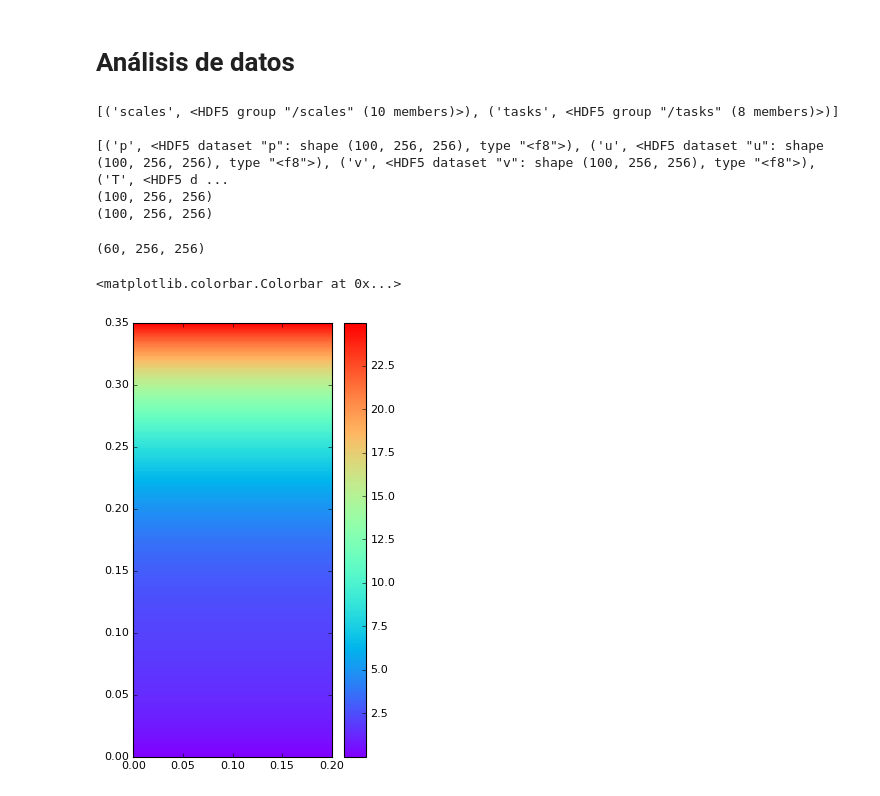
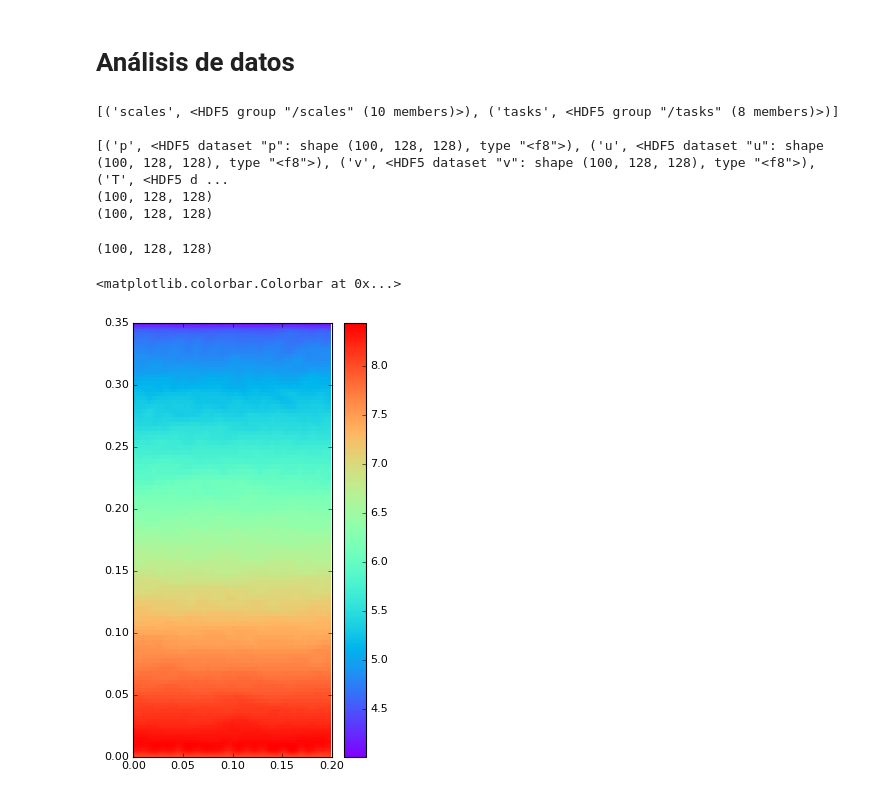
Before and after one commit to cpierard/Servicio_social, a Jupyter notebook: Convección en fluido estratificado.ipynb, the cells around one changed output. Cells and saved outputs as stored; diff of their text form; code cells hidden in the pictures.

```diff
--- a/Convección en fluido estratificado.ipynb
+++ b/Convección en fluido estratificado.ipynb
@@ -45,7 +45,7 @@ nx, ny = (256, 256)
 ν = 1.8e-6
 k = 2e-5
 T0 = 4.0
-T_b = 8.0
+T_b = 5.0 #Bottom temperature
 g = 9.8
 κ = 1.3e-7
 ρ0 = 999.9720 # densidad a 4ºC
@@ -147,4 +147,4 @@ T['g'].shape
 # %% [output]
 (256, 256)
 # %%
-T['g'] = 8.0 -11.4286* y    #40.257128492422666*y - 300.5817711700071*y**2 + 1113.2658191481735*y**3
+T['g'] = 5.0 -2.85714* y    #40.257128492422666*y - 300.5817711700071*y**2 + 1113.2658191481735*y**3
@@ -175,7 +159,7 @@ plt.ylabel('y')
 <matplotlib.text.Text at 0x...>
 [figure]
 # %%
-T['g'] = T['g'] + np.random.rand(256,256)
+T['g'] = T['g'] + np.random.rand(nx, ny)*1e-1
 # %%
 fig, axis = plt.subplots(figsize=(4,7))
 pT = axis.pcolormesh(xm, ym, T['g'].T, cmap='rainbow');
@@ -312,24 +304,24 @@ def animar_dedalus(xm, ym, S, CMAP):
     plt.show()
     return anim
 # %%
-T_dat , ρ_dat = extraer_datos('strat_conv_analisys/strat_conv_analisys_s1/strat_conv_analisys_s1_p0.h5')
+T_dat , ρ_dat = extraer_datos('strat_conv_analisys/strat_conv_analisys_s3/strat_conv_analisys_s3_p0.h5')
 # %% [output]
 [('scales', <HDF5 group "/scales" (10 members)>), ('tasks', <HDF5 group "/tasks" (8 members)>)]
 
-[('p', <HDF5 dataset "p": shape (100, 256, 256), type "<f8">), ('u', <HDF5 dataset "u": shape (100, 256, 256), type "<f8">), ('v', <HDF5 dataset "v": shape (100, 256, 256), type "<f8">), ('T', <HDF5 d ...
-(100, 256, 256)
-(100, 256, 256)
+[('p', <HDF5 dataset "p": shape (100, 128, 128), type "<f8">), ('u', <HDF5 dataset "u": shape (100, 128, 128), type "<f8">), ('v', <HDF5 dataset "v": shape (100, 128, 128), type "<f8">), ('T', <HDF5 d ...
+(100, 128, 128)
+(100, 128, 128)
 # %%
 ρ_dat.shape
 # %% [output]
-(60, 256, 256)
+(100, 128, 128)
 # %%
 fig, axis = plt.subplots(figsize=(4,7))
-p = axis.pcolormesh(xm, ym, T_dat[-1].T, cmap='rainbow');
+p = axis.pcolormesh(xm, ym, T_dat[99].T, cmap='rainbow');
 plt.colorbar(p)
 # %% [output]
 <matplotlib.colorbar.Colorbar at 0x...>
-[figure, old version]
+[figure, new version]
 # %%
 anima = animar_dedalus(xm, ym, T_dat, 'rainbow')
 mywriter = animation.FFMpegWriter()
```
Also changed, not shown: parts of 13 cells of this notebook, 3 other files.
